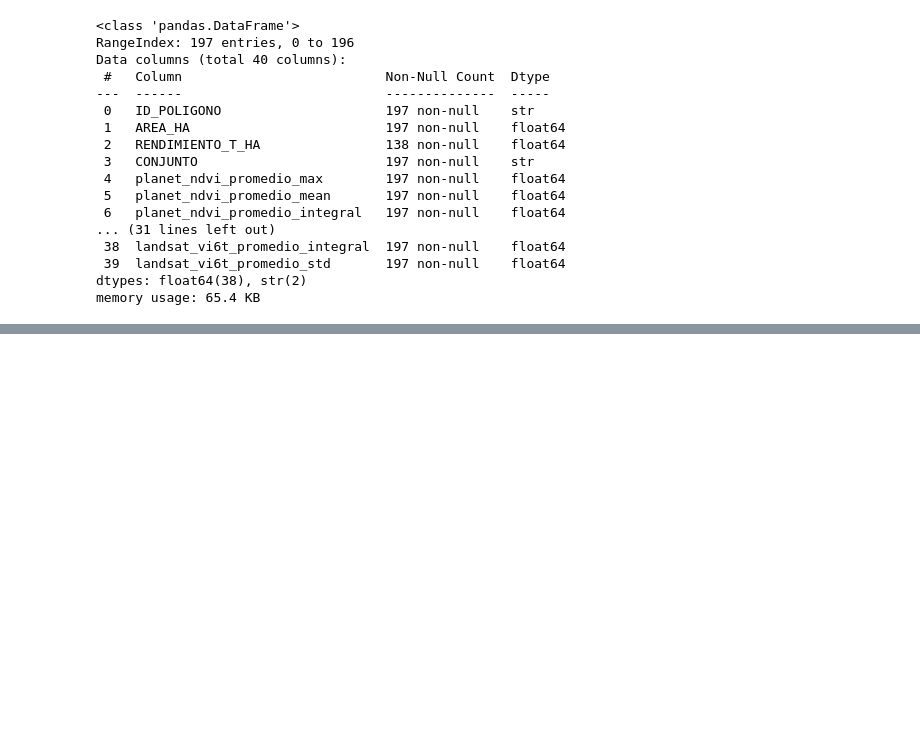
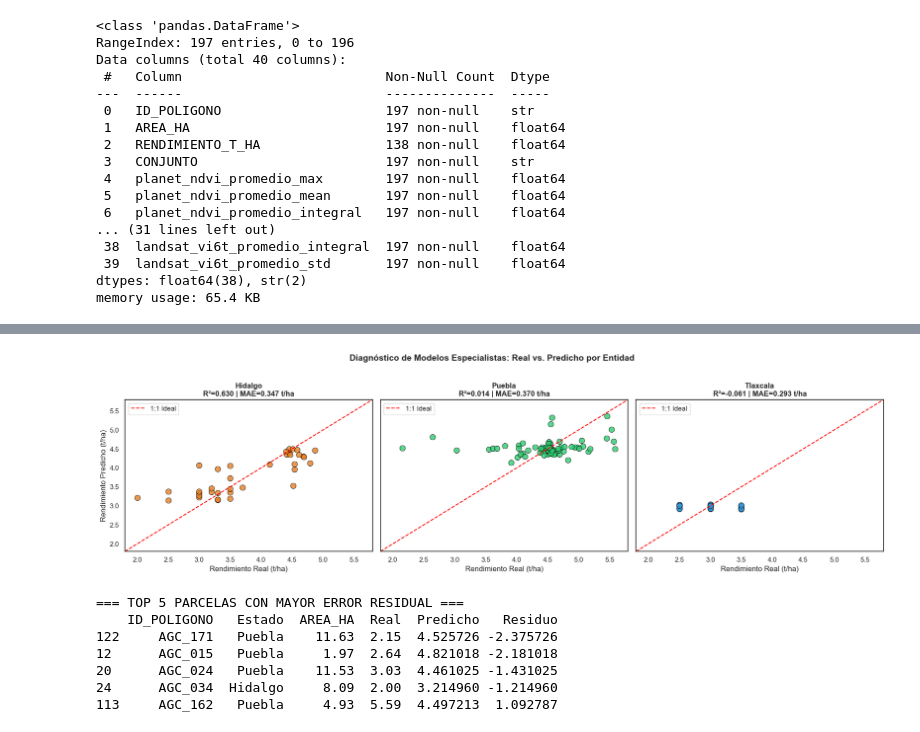
Before and after one commit to gerarsau07/AgroRaices, a Jupyter notebook: exploracion.ipynb, the cells around one changed output, grey strips where cells are left out. Saved outputs shown, nothing was run; the diff lists cells and outputs as text; code cells hidden in the pictures; blank space fills up the shorter version.

```diff
--- a/exploracion.ipynb
+++ b/exploracion.ipynb
@@ -525,0 +695,62 @@ memory usage: 65.4 KB
+# %%
+import matplotlib.pyplot as plt
+import seaborn as sns
+
+# Preparar tabla de residuos
+df_diag = train_df[['ID_POLIGONO', 'Estado', 'AREA_HA', 'RENDIMIENTO_T_HA', 'pred_oof']].copy()
+df_diag = df_diag.rename(columns={'RENDIMIENTO_T_HA': 'Real', 'pred_oof': 'Predicho'})
+df_diag['Residuo'] = df_diag['Real'] - df_diag['Predicho']
+df_diag['Error_Abs'] = df_diag['Residuo'].abs()
+
+# Configurar visualización
+fig, axes = plt.subplots(1, 3, figsize=(18, 5), sharey=True)
+sns.set_theme(style="whitegrid")
+
+paleta = {'Hidalgo': '#e67e22', 'Puebla': '#2ecc71', 'Tlaxcala': '#3498db'}
+
+for i, est in enumerate(['Hidalgo', 'Puebla', 'Tlaxcala']):
+    sub = df_diag[df_diag['Estado'] == est]
+    ax = axes[i]
+
+    # Dispersión Real vs Predicho
+    sns.scatterplot(
+        data=sub,
+        x='Real',
+        y='Predicho',
+        color=paleta[est],
+        s=80,
+        edgecolor='black',
+        alpha=0.8,
+        ax=ax
+    )
+
+    # Línea 1:1 de referencia perfecta
+    ax.plot([1.8, 5.8], [1.8, 5.8], color='red', linestyle='--', linewidth=1.5, label='1:1 Ideal')
+
+    r2_loc = r2_score(sub['Real'], sub['Predicho'])
+    mae_loc = mean_absolute_error(sub['Real'], sub['Predicho'])
+
+    ax.set_title(f"{est}\nR²={r2_loc:.3f} | MAE={mae_loc:.3f} t/ha", fontweight='bold')
+    ax.set_xlabel("Rendimiento Real (t/ha)")
+    if i == 0:
+        ax.set_ylabel("Rendimiento Predicho (t/ha)")
+    ax.legend(loc='upper left')
+    ax.set_xlim(1.8, 5.8)
+    ax.set_ylim(1.8, 5.8)
+
+plt.suptitle("Diagnóstico de Modelos Especialistas: Real vs. Predicho por Entidad", fontsize=14, fontweight='bold', y=1.02)
+plt.tight_layout()
+plt.show()
+
+# 2. Análisis de los 5 casos con mayor error puntual
+print("=== TOP 5 PARCELAS CON MAYOR ERROR RESIDUAL ===")
+print(df_diag.sort_values(by='Error_Abs', ascending=False)[['ID_POLIGONO', 'Estado', 'AREA_HA', 'Real', 'Predicho', 'Residuo']].head(5))
+# %% [output]
+[figure, added]
+=== TOP 5 PARCELAS CON MAYOR ERROR RESIDUAL ===
+    ID_POLIGONO   Estado  AREA_HA  Real  Predicho   Residuo
+122     AGC_171   Puebla    11.63  2.15  4.525726 -2.375726
+12      AGC_015   Puebla     1.97  2.64  4.821018 -2.181018
+20      AGC_024   Puebla    11.53  3.03  4.461025 -1.431025
+24      AGC_034  Hidalgo     8.09  2.00  3.214960 -1.214960
+113     AGC_162   Puebla     4.93  5.59  4.497213  1.092787
```
Also changed, not shown: parts of 15 cells of this notebook.
